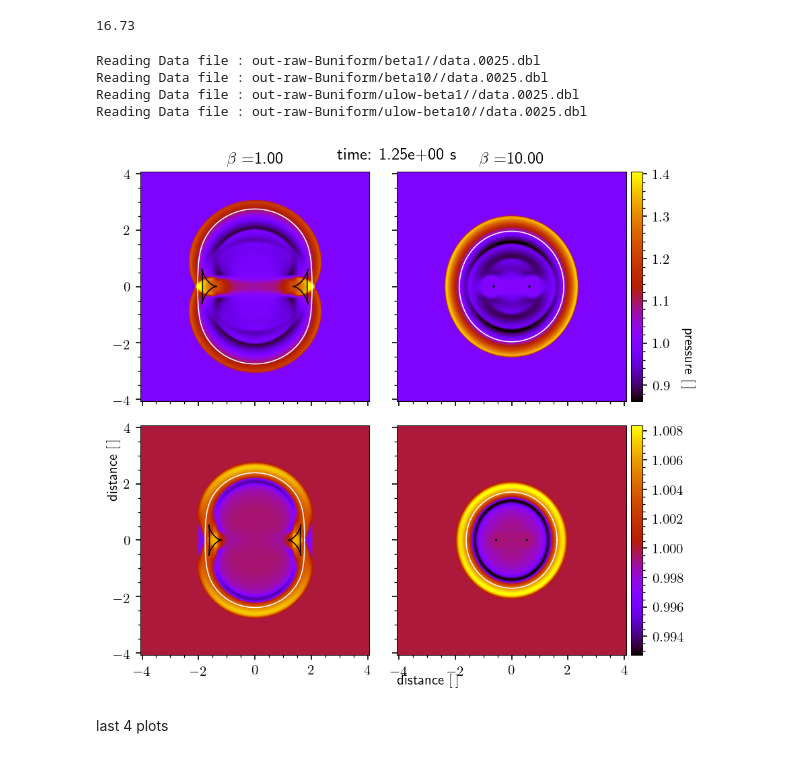
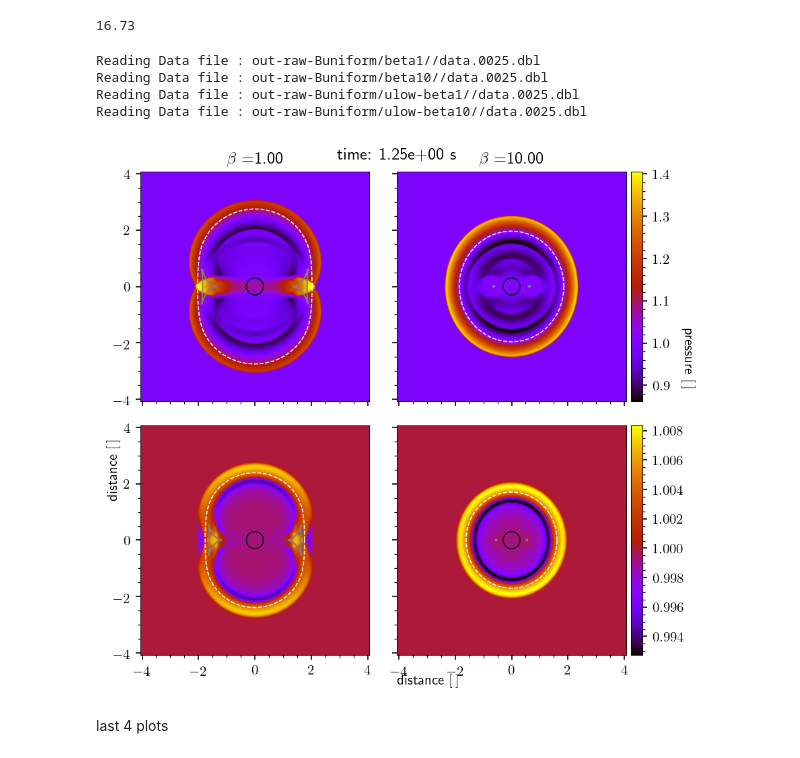
Before and after one commit to Cubedsheep/bachproef-wis-T2, a Jupyter notebook: MHD_blastwave/MHD-plots.ipynb, the cells around one changed output. Cells and saved outputs as stored; diff of their text form; code cells hidden in the pictures.

```diff
--- a/MHD_blastwave/MHD-plots.ipynb
+++ b/MHD_blastwave/MHD-plots.ipynb
@@ -334,24 +334,16 @@ for i in range(4):
     vs = np.sqrt(gamma)*v0
     vgf = np.array([group_fast(va, vs, THETA[i], E[i], z) for i in range(len(THETA))])*T[n]*speed_multiplier[i]
     vgs = (np.array([group_slow(va, vs, THETA[i], E[i], z) for i in range(len(THETA))]))*T[n]*speed_multiplier_s[i]
-    bound1 = (np.array([group_slow(va, vs, THETA[i], E[i], z) for i in range(len(THETA))]) - 0.3*E)*T[n]*speed_multiplier_s[i]
-    bound2 = (np.array([group_slow(va, vs, THETA[i], E[i], z) for i in range(len(THETA))]) + 0.3*E)*T[n]*speed_multiplier_s[i]
 
     # fast mode
     axis.plot(vgf[:,0], vgf[:,1], "--w", lw=0.75)
     # slow mode
-    axis.plot(vgs[0:100,0], vgs[0:100,1], "-k", lw=0.75)
-    axis.plot(vgs[101:300,0], vgs[101:300,1], "-k", lw=0.75)
-    axis.plot(vgs[301:400,0], vgs[301:400,1], "-k", lw=0.75)
-    #if i%2==0:
-        # boundary 1
-        #axis.plot(bound1[0:100,0], bound1[0:100,1], "--k", lw=0.75)
-        #axis.plot(bound1[101:300,0], bound1[101:300,1], "--k", lw=0.75)
-        #axis.plot(bound1[301:400,0], bound1[301:400,1], "--k", lw=0.75)
-        # boundary 2ize=0.1)
-        #axis.plot(bound2[0:100,0], bound2[0:100,1], "--k", lw=0.75)
-        #axis.plot(bound2[101:300,0], bound2[101:300,1], "--k", lw=0.75)
-        #axis.plot(bound2[301:400,0], bound2[301:400,1], "--k", lw=0.75)
+    axis.plot(vgs[0:100,0], vgs[0:100,1], "-", lw=0.75, color="grey")
+    axis.plot(vgs[101:300,0], vgs[101:300,1], "-", lw=0.75, color="grey")
+    axis.plot(vgs[301:400,0], vgs[301:400,1], "-", lw=0.75, color="grey")
+    # initial condition
+    axis.plot(0.3*E[:,0], 0.3*E[:,1], "-k")
+
     axis.yaxis.set_minor_locator(mpl.ticker.AutoMinorLocator())
     axis.xaxis.set_minor_locator(mpl.ticker.AutoMinorLocator())
 
@@ -465,53 +457,44 @@ for i in range(4):
     vs = np.sqrt(gamma)*v0
     vgf = (np.array([group_fast(va, vs, THETA[i], E[i], z) for i in range(len(THETA))]))*T[n]*speed_multiplier[i]
     vgs = (np.array([group_slow(va, vs, THETA[i], E[i], z) for i in range(len(THETA))]))*T[n]*speed_multiplier_s[i]
-    bound1 = (np.array([group_slow(va, vs, THETA[i], E[i], z) for i in range(len(THETA))]) - 0.3*E)*T[n]*speed_multiplier_s[i]
-    bound2 = (np.array([group_slow(va, vs, THETA[i], E[i], z) for i in range(len(THETA))]) + 0.3*E)*T[n]*speed_multiplier_s[i]
 
     # fast mode
-    axis.plot(vgf[:,0], vgf[:,1], "-w", lw=0.75)
+    axis.plot(vgf[:,0], vgf[:,1], "--w", lw=0.75)
     # slow mode
-    axis.plot(vgs[0:100,0], vgs[0:100,1], "-k", lw=0.75)
-    axis.plot(vgs[101:300,0], vgs[101:300,1], "-k", lw=0.75)
-    axis.plot(vgs[301:400,0], vgs[301:400,1], "-k", lw=0.75)
-    # boundary 1
-    #axis.plot(bound1[0:100,0], bound1[0:100,1], "--k", lw=0.75)
-    #axis.plot(bound1[101:300,0], bound1[101:300,1], "--k", lw=0.75)
-    #axis.plot(bound1[301:400,0], bound1[301:400,1], "--k", lw=0.75)
-    # boundary 2ize=0.1)
-    #axis.plot(bound2[0:100,0], bound2[0:100,1], "--k", lw=0.75)
-    #axis.plot(bound2[101:300,0], bound2[101:300,1], "--k", lw=0.75)
-    #axis.plot(bound2[301:400,0], bound2[301:400,1], "--k", lw=0.75)
+    axis.plot(vgs[0:100,0], vgs[0:100,1], "-", lw=1, color="grey")
+    axis.plot(vgs[101:300,0], vgs[101:300,1], "-", lw=1, color="grey")
+    axis.plot(vgs[301:400,0], vgs[301:400,1], "-", lw=1, color="grey")
+    axis.plot(0.3*E[:,0], 0.3*E[:,1], "-k")
 
     axis.yaxis.set_minor_locator(mpl.ticker.AutoMinorLocator())
     axis.xaxis.set_minor_locator(mpl.ticker.AutoMinorLocator())
 
 
 # axis labels
 fig.text(0.5, 0.02, r"distance $[\,]$", va='center')
 fig.text(0.02, 0.4, r"distance $[\,]$", va='center', rotation=90)
 fig.text(0.97, 0.6, r"pressure $[\,]$", va="center", rotation=270)
 
 # switch the axes on the side on
 for column in range(2):
     ax[1][column].get_xaxis().set_visible(True)
 for row in range(2):
     ax[row][0].get_yaxis().set_visible(True)
 
 del prs_array
 
 
 fig.suptitle("time: %.2e s" %T[n], y=0.98)
 
 plt.tight_layout()
 
 fig.savefig("../verslag/images/group-speed-pressure2.pdf", dpi=300)
 # %% [output]
 Reading Data file : out-raw-Buniform/beta1//data.0025.dbl
 Reading Data file : out-raw-Buniform/beta10//data.0025.dbl
 Reading Data file : out-raw-Buniform/ulow-beta1//data.0025.dbl
 Reading Data file : out-raw-Buniform/ulow-beta10//data.0025.dbl
-[figure, old version]
+[figure, new version]
 # %% [markdown]
 last 4 plots
 # %% [markdown]
```
Also changed, not shown: parts of 2 cells of this notebook, 11 other files.
